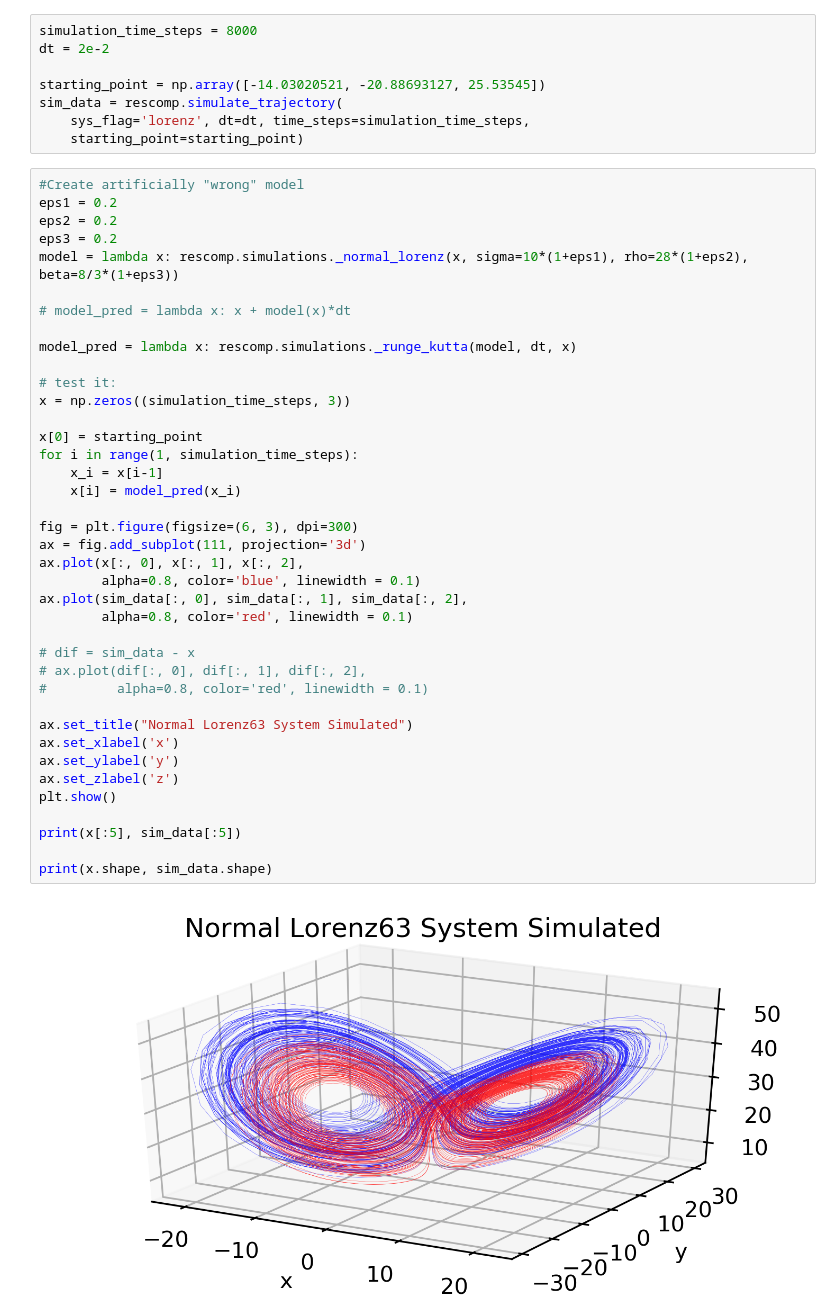
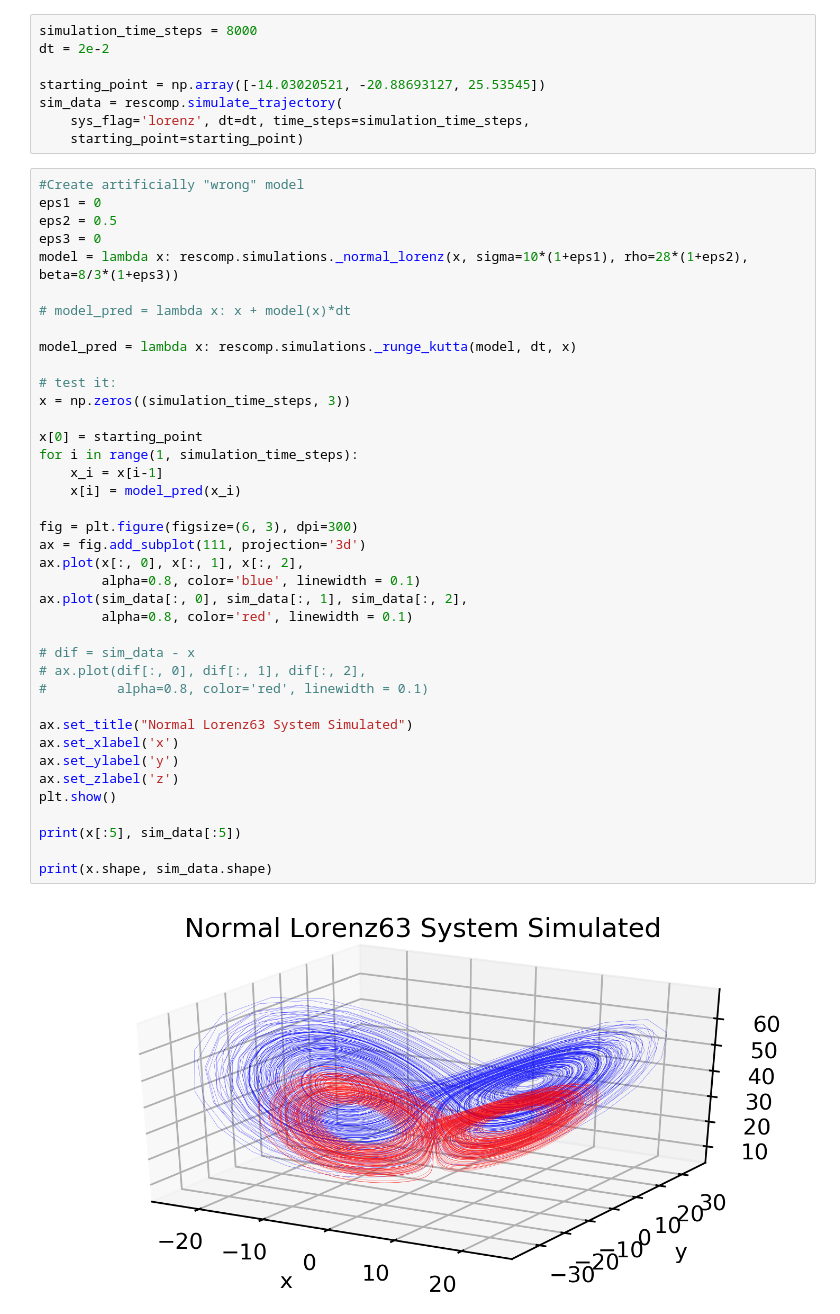
Before and after one commit to DuncDennis/rescomp, a Jupyter notebook: bin/Hybrid_RC_Testing.ipynb, the cells around one changed output. Cells and saved outputs as stored; diff of their text form.

```diff
--- a/bin/Hybrid_RC_Testing.ipynb
+++ b/bin/Hybrid_RC_Testing.ipynb
@@ -37,9 +19,9 @@ sim_data = rescomp.simulate_trajectory(
     starting_point=starting_point)
 # %%
 #Create artificially "wrong" model
-eps1 = 0.2
-eps2 = 0.2
-eps3 = 0.2
+eps1 = 0
+eps2 = 0.5
+eps3 = 0
 model = lambda x: rescomp.simulations._normal_lorenz(x, sigma=10*(1+eps1), rho=28*(1+eps2), beta=8/3*(1+eps3))
 
 # model_pred = lambda x: x + model(x)*dt
@@ -48,32 +30,32 @@ model_pred = lambda x: rescomp.simulations._runge_kutta(model, dt, x)
 
 # test it:
 x = np.zeros((simulation_time_steps, 3))
 
 x[0] = starting_point
 for i in range(1, simulation_time_steps):
     x_i = x[i-1]
     x[i] = model_pred(x_i)
 
 fig = plt.figure(figsize=(6, 3), dpi=300)
 ax = fig.add_subplot(111, projection='3d')
 ax.plot(x[:, 0], x[:, 1], x[:, 2],
         alpha=0.8, color='blue', linewidth = 0.1)
 ax.plot(sim_data[:, 0], sim_data[:, 1], sim_data[:, 2],
         alpha=0.8, color='red', linewidth = 0.1)
 
 # dif = sim_data - x
 # ax.plot(dif[:, 0], dif[:, 1], dif[:, 2],
 #         alpha=0.8, color='red', linewidth = 0.1)
 
 ax.set_title("Normal Lorenz63 System Simulated")
 ax.set_xlabel('x')
 ax.set_ylabel('y')
 ax.set_zlabel('z')
 plt.show()
 
 print(x[:5], sim_data[:5])
 
 print(x.shape, sim_data.shape)
 # %% [output]
-[figure, old version]
+[figure, new version]
 [[-14.03020521 -20.88693127  25.53545   ]
```
Also changed, not shown: parts of 7 cells of this notebook, 2 other files.
